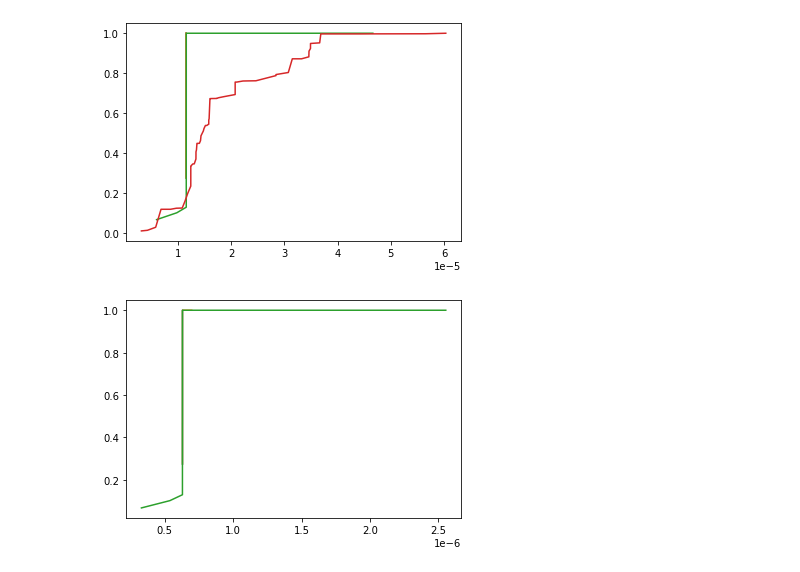
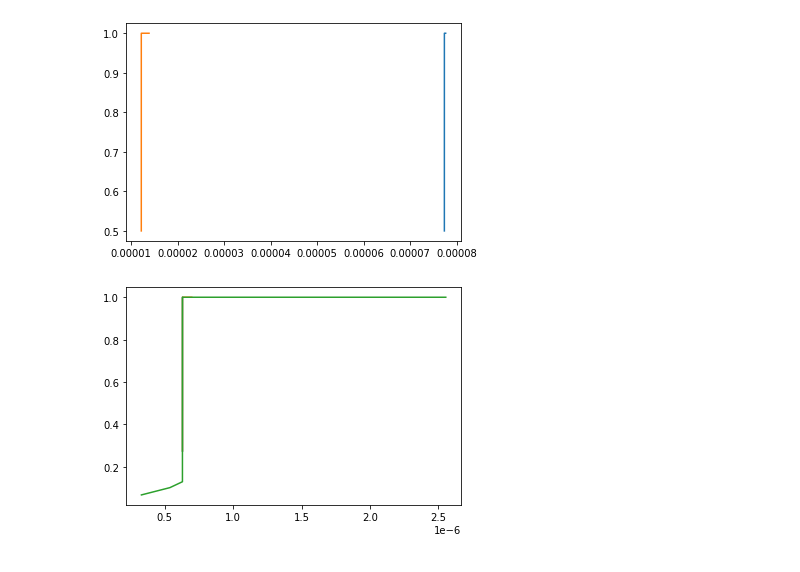
Before and after one commit to dbelivanis/Information-Theory-2, a Jupyter notebook: Optimization/check.ipynb, the cells around one changed output. Saved outputs shown, nothing was run; the diff lists cells and outputs as text; code cells hidden in the pictures.

```diff
--- a/Optimization/check.ipynb
+++ b/Optimization/check.ipynb
@@ -54,15 +58,15 @@ def plot_cdf(p,qoi,time_step,epoch):
     index = np.argsort(QOI)
     plt.plot(QOI[index],np.cumsum(P))
 # %%
-plot_cdf(p,q_x,2,1)
-plot_cdf(p,q_x,2,2)
-plot_cdf(p,q_x,2,7)
-# plot_cdf(p,q_x,2,11)
-plot_cdf(p,q_x,2,13)
+plot_cdf(p,q_x,2,0)
+plot_cdf(p,q_x,2,3)
+# plot_cdf(p,q_x,2,7)
+# # plot_cdf(p,q_x,2,11)
+# plot_cdf(p,q_x,2,13)
 
-# plot_cdf(p,q_x,0,7)
+# # plot_cdf(p,q_x,0,7)
 # %% [output]
-[figure, old version]
+[figure, new version]
 # %%
 plot_cdf(p,q_y,2,1)
 plot_cdf(p,q_y,2,3)
```
Also changed, not shown: parts of 6 cells of this notebook, 2 other files.
